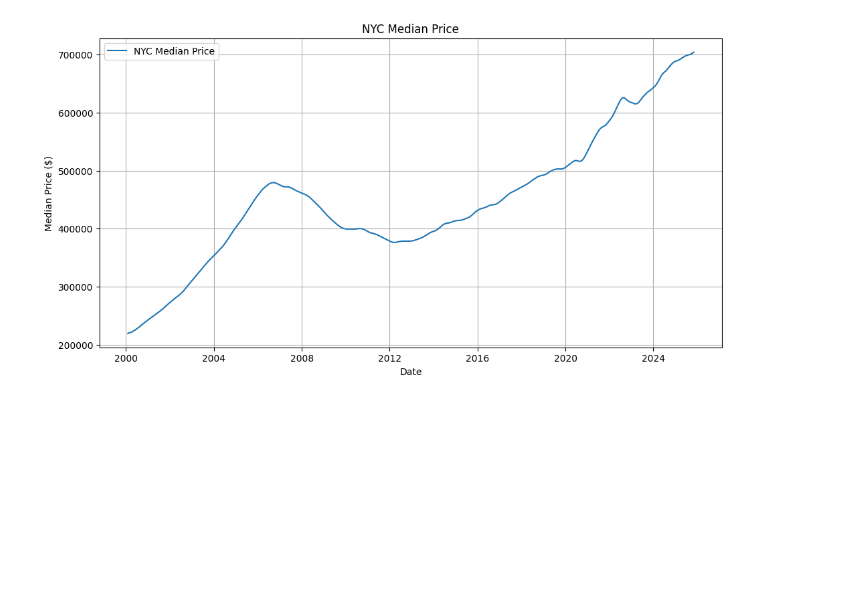
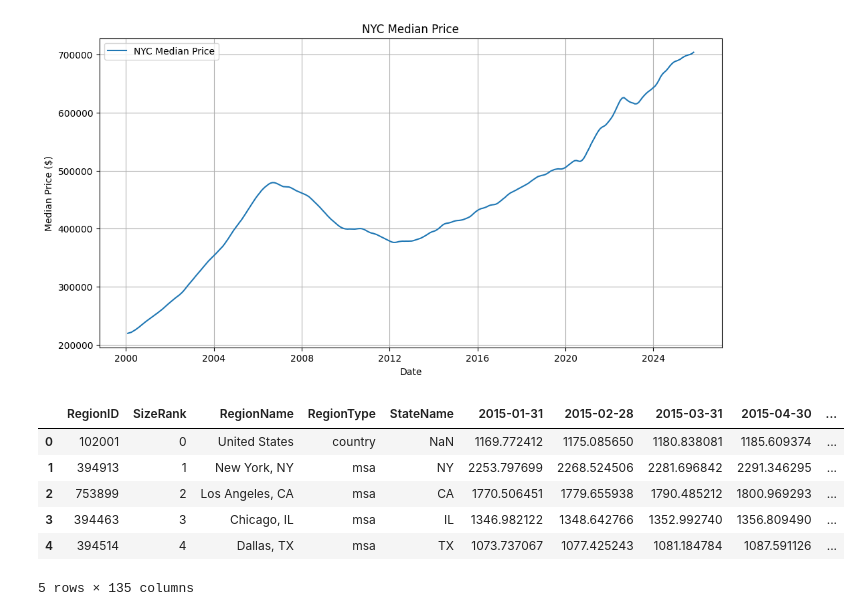
Before and after one commit to datasheng/csc46000-team-project-4727, a Jupyter notebook: notebooks/exploring_all_houses.ipynb, the cells around one changed output. Saved outputs shown, nothing was run; the diff lists cells and outputs as text; code cells hidden in the pictures; blank space fills up the shorter version.

Commit message:
all houses rental

```diff
--- a/notebooks/exploring_all_houses.ipynb
+++ b/notebooks/exploring_all_houses.ipynb
@@ -151,3 +151,18 @@ plt.grid(True)
 plt.show()
 # %% [output]
 [figure]
+# %%
+# ============================================
+# RENTAL PRICES PREPROCESSING
+# ============================================
+# Read rental prices data
+df_rental = pd.read_csv("../data\\all_house_types\\rental_prices.csv")
+df_rental.head()
+# %% [output]
+|  | RegionID | SizeRank | RegionName | RegionType | StateName | 2015-01-31 | 2015-02-28 | 2015-03-31 | 2015-04-30 | ... |
+| 0 | 102001 | 0 | United States | country | NaN | 1169.772412 | 1175.085650 | 1180.838081 | 1185.609374 | ... |
+| 1 | 394913 | 1 | New York, NY | msa | NY | 2253.797699 | 2268.524506 | 2281.696842 | 2291.346295 | ... |
+| 2 | 753899 | 2 | Los Angeles, CA | msa | CA | 1770.506451 | 1779.655938 | 1790.485212 | 1800.969293 | ... |
+| 3 | 394463 | 3 | Chicago, IL | msa | IL | 1346.982122 | 1348.642766 | 1352.992740 | 1356.809490 | ... |
+| 4 | 394514 | 4 | Dallas, TX | msa | TX | 1073.737067 | 1077.425243 | 1081.184784 | 1087.591126 | ... |
+5 rows × 135 columns
```
Also changed, not shown: parts of 8 cells of this notebook.
